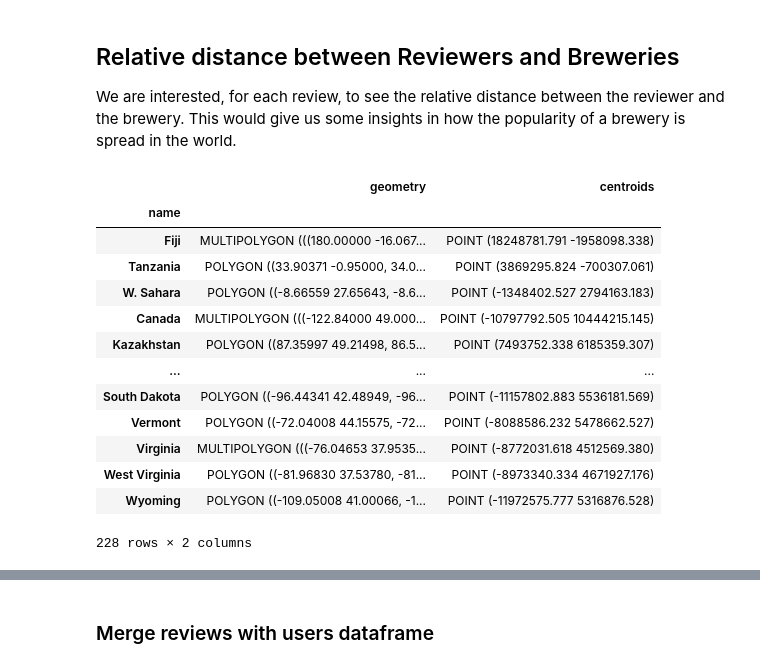
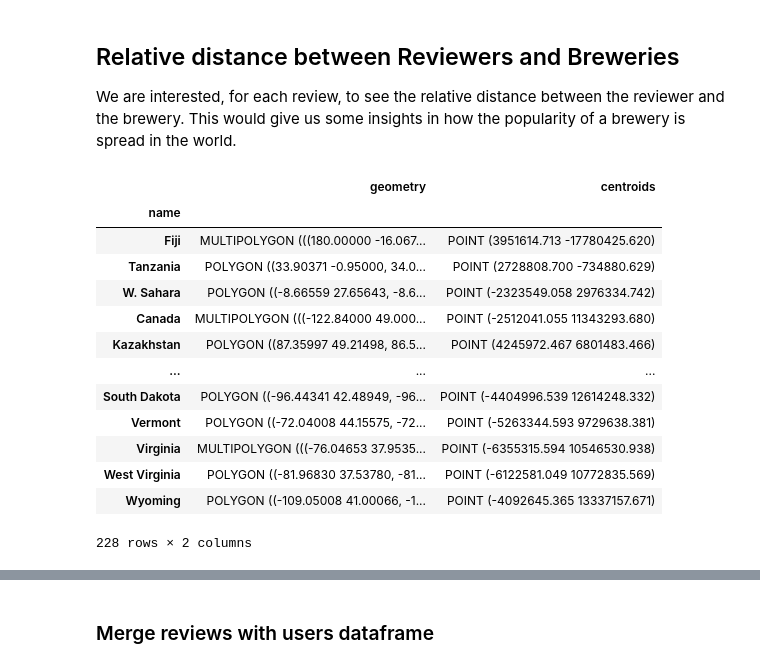
Before and after one commit to epfl-ada/ada-2023-project-todolegax, a Jupyter notebook: data_prepro_BA_Axel_Tom.ipynb, the cells around one changed output, grey strips where cells are left out. Saved outputs shown, nothing was run; the diff lists cells and outputs as text; code cells hidden in the pictures.

```diff
--- a/data_prepro_BA_Axel_Tom.ipynb
+++ b/data_prepro_BA_Axel_Tom.ipynb
@@ -588,23 +588,23 @@ Top 10 countries (considering US states) with most reviewers:
 We are interested, for each review, to see the relative distance between the reviewer and the brewery. This would give us some insights in how the popularity of a brewery is spread in the world.
 # %%
 # Add centroid to world dataset
-world_with_US_states['centroids'] = world_with_US_states['geometry'].to_crs(3857).centroid
+world_with_US_states['centroids'] = world_with_US_states['geometry'].centroid.to_crs(32633)
 world_with_US_states = world_with_US_states.set_index('name')
 display(world_with_US_states)
 # %% [output]
 |  | geometry | centroids |
 | name |  |  |
-| Fiji | MULTIPOLYGON (((180.00000 -16.067... | POINT (18248781.791 -1958098.338) |
-| Tanzania | POLYGON ((33.90371 -0.95000, 34.0... | POINT (3869295.824 -700307.061) |
-| W. Sahara | POLYGON ((-8.66559 27.65643, -8.6... | POINT (-1348402.527 2794163.183) |
-| Canada | MULTIPOLYGON (((-122.84000 49.000... | POINT (-10797792.505 10444215.145) |
-| Kazakhstan | POLYGON ((87.35997 49.21498, 86.5... | POINT (7493752.338 6185359.307) |
+| Fiji | MULTIPOLYGON (((180.00000 -16.067... | POINT (3951614.713 -17780425.620) |
+| Tanzania | POLYGON ((33.90371 -0.95000, 34.0... | POINT (2728808.700 -734880.629) |
+| W. Sahara | POLYGON ((-8.66559 27.65643, -8.6... | POINT (-2323549.058 2976334.742) |
+| Canada | MULTIPOLYGON (((-122.84000 49.000... | POINT (-2512041.055 11343293.680) |
+| Kazakhstan | POLYGON ((87.35997 49.21498, 86.5... | POINT (4245972.467 6801483.466) |
 | ... | ... | ... |
-| South Dakota | POLYGON ((-96.44341 42.48949, -96... | POINT (-11157802.883 5536181.569) |
-| Vermont | POLYGON ((-72.04008 44.15575, -72... | POINT (-8088586.232 5478662.527) |
-| Virginia | MULTIPOLYGON (((-76.04653 37.9535... | POINT (-8772031.618 4512569.380) |
-| West Virginia | POLYGON ((-81.96830 37.53780, -81... | POINT (-8973340.334 4671927.176) |
-| Wyoming | POLYGON ((-109.05008 41.00066, -1... | POINT (-11972575.777 5316876.528) |
+| South Dakota | POLYGON ((-96.44341 42.48949, -96... | POINT (-4404996.539 12614248.332) |
+| Vermont | POLYGON ((-72.04008 44.15575, -72... | POINT (-5263344.593 9729638.381) |
+| Virginia | MULTIPOLYGON (((-76.04653 37.9535... | POINT (-6355315.594 10546530.938) |
+| West Virginia | POLYGON ((-81.96830 37.53780, -81... | POINT (-6122581.049 10772835.569) |
+| Wyoming | POLYGON ((-109.05008 41.00066, -1... | POINT (-4092645.365 13337157.671) |
 228 rows × 2 columns
 # %%
 #test = world_with_US_states.loc[breweries_loc['brewery_state']].centroids
```
Also changed, not shown: parts of 8 cells of this notebook.
